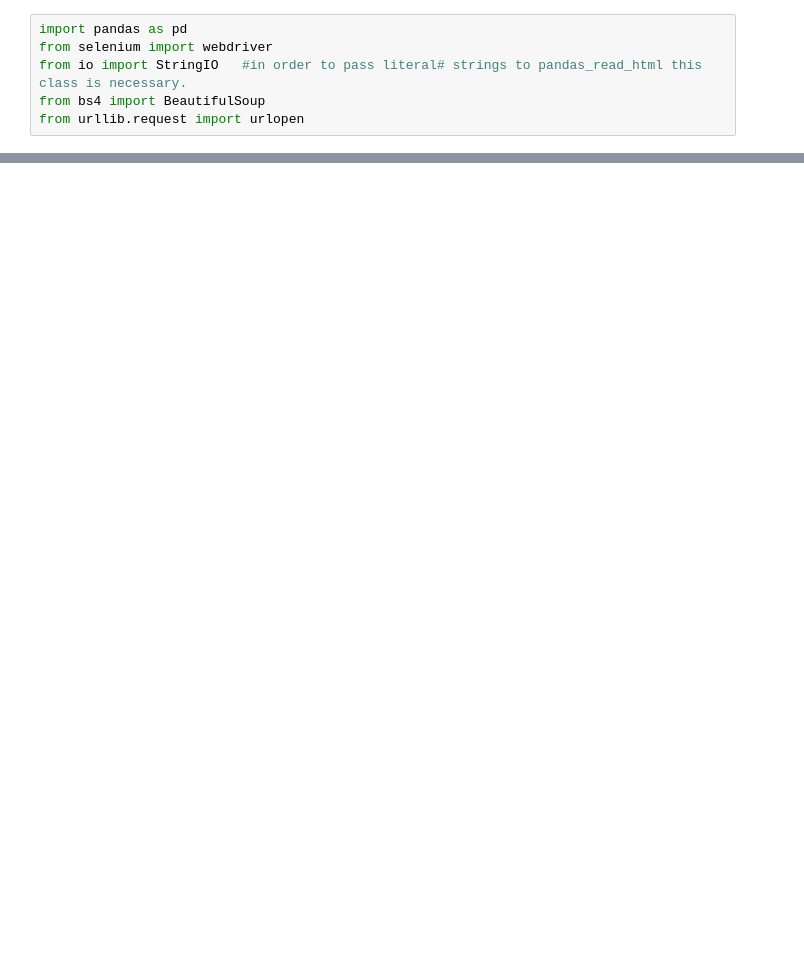
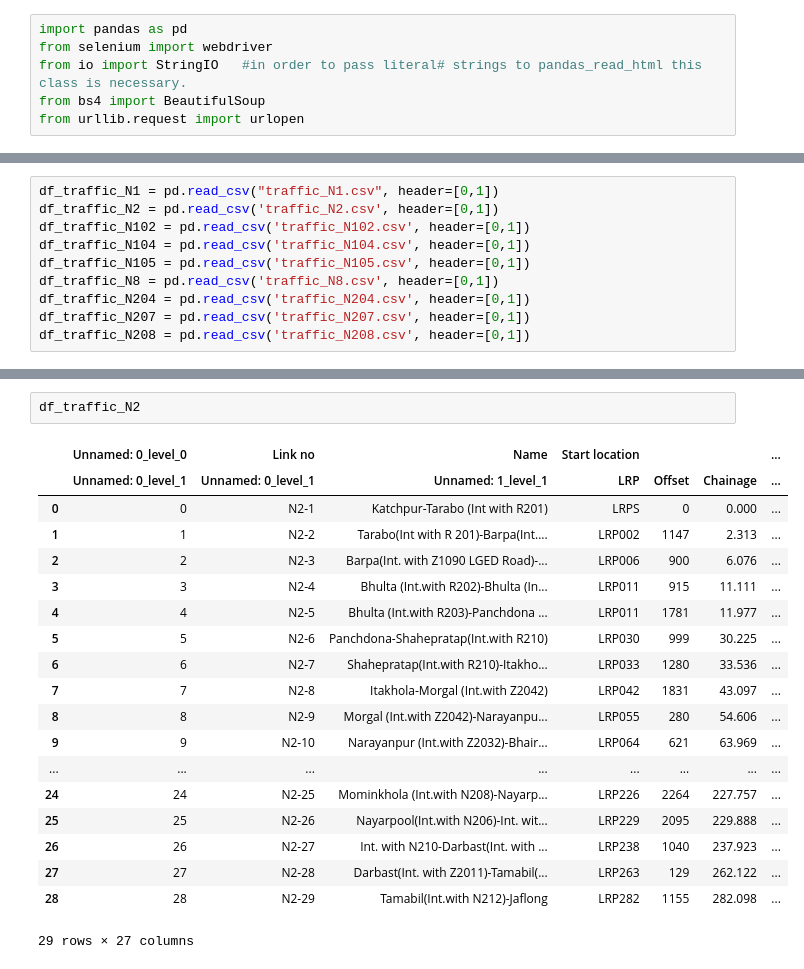
Before and after one commit to mlmoleman/EPA133A-G07-A4, a Jupyter notebook: data/traffic_flows.ipynb, the cells around one changed output, grey strips where cells are left out. Drawn from its saved outputs; the diff is of its cells as text; blank space fills up the shorter version.

```diff
--- a/data/traffic_flows.ipynb
+++ b/data/traffic_flows.ipynb
@@ -54,0 +63,10 @@ tables[3]
+# %%
+df_traffic_N1 = pd.read_csv("traffic_N1.csv", header=[0,1])
+df_traffic_N2 = pd.read_csv('traffic_N2.csv', header=[0,1])
+df_traffic_N102 = pd.read_csv('traffic_N102.csv', header=[0,1])
+df_traffic_N104 = pd.read_csv('traffic_N104.csv', header=[0,1])
+df_traffic_N105 = pd.read_csv('traffic_N105.csv', header=[0,1])
+df_traffic_N8 = pd.read_csv('traffic_N8.csv', header=[0,1])
+df_traffic_N204 = pd.read_csv('traffic_N204.csv', header=[0,1])
+df_traffic_N207 = pd.read_csv('traffic_N207.csv', header=[0,1])
+df_traffic_N208 = pd.read_csv('traffic_N208.csv', header=[0,1])
@@ -54,0 +92,22 @@ tables[3]
+# %%
+df_traffic_N2
+# %% [output]
+|  | Unnamed: 0_level_0 | Link no | Name | Start location |  |  | ... |
+|  | Unnamed: 0_level_1 | Unnamed: 0_level_1 | Unnamed: 1_level_1 | LRP | Offset | Chainage | ... |
+| 0 | 0 | N2-1 | Katchpur-Tarabo (Int with R201) | LRPS | 0 | 0.000 | ... |
+| 1 | 1 | N2-2 | Tarabo(Int with R 201)-Barpa(Int.... | LRP002 | 1147 | 2.313 | ... |
+| 2 | 2 | N2-3 | Barpa(Int. with Z1090 LGED Road)-... | LRP006 | 900 | 6.076 | ... |
+| 3 | 3 | N2-4 | Bhulta (Int.with R202)-Bhulta (In... | LRP011 | 915 | 11.111 | ... |
+| 4 | 4 | N2-5 | Bhulta (Int.with R203)-Panchdona ... | LRP011 | 1781 | 11.977 | ... |
+| 5 | 5 | N2-6 | Panchdona-Shahepratap(Int.with R210) | LRP030 | 999 | 30.225 | ... |
+| 6 | 6 | N2-7 | Shahepratap(Int.with R210)-Itakho... | LRP033 | 1280 | 33.536 | ... |
+| 7 | 7 | N2-8 | Itakhola-Morgal (Int.with Z2042) | LRP042 | 1831 | 43.097 | ... |
+| 8 | 8 | N2-9 | Morgal (Int.with Z2042)-Narayanpu... | LRP055 | 280 | 54.606 | ... |
+| 9 | 9 | N2-10 | Narayanpur (Int.with Z2032)-Bhair... | LRP064 | 621 | 63.969 | ... |
+| ... | ... | ... | ... | ... | ... | ... | ... |
+| 24 | 24 | N2-25 | Mominkhola (Int.with N208)-Nayarp... | LRP226 | 2264 | 227.757 | ... |
+| 25 | 25 | N2-26 | Nayarpool(Int.with N206)-Int. wit... | LRP229 | 2095 | 229.888 | ... |
+| 26 | 26 | N2-27 | Int. with N210-Darbast(Int. with ... | LRP238 | 1040 | 237.923 | ... |
+| 27 | 27 | N2-28 | Darbast(Int. with Z2011)-Tamabil(... | LRP263 | 129 | 262.122 | ... |
+| 28 | 28 | N2-29 | Tamabil(Int.with N212)-Jaflong | LRP282 | 1155 | 282.098 | ... |
+29 rows × 27 columns
```
Also changed, not shown: parts of 25 cells of this notebook, 19 other files.
